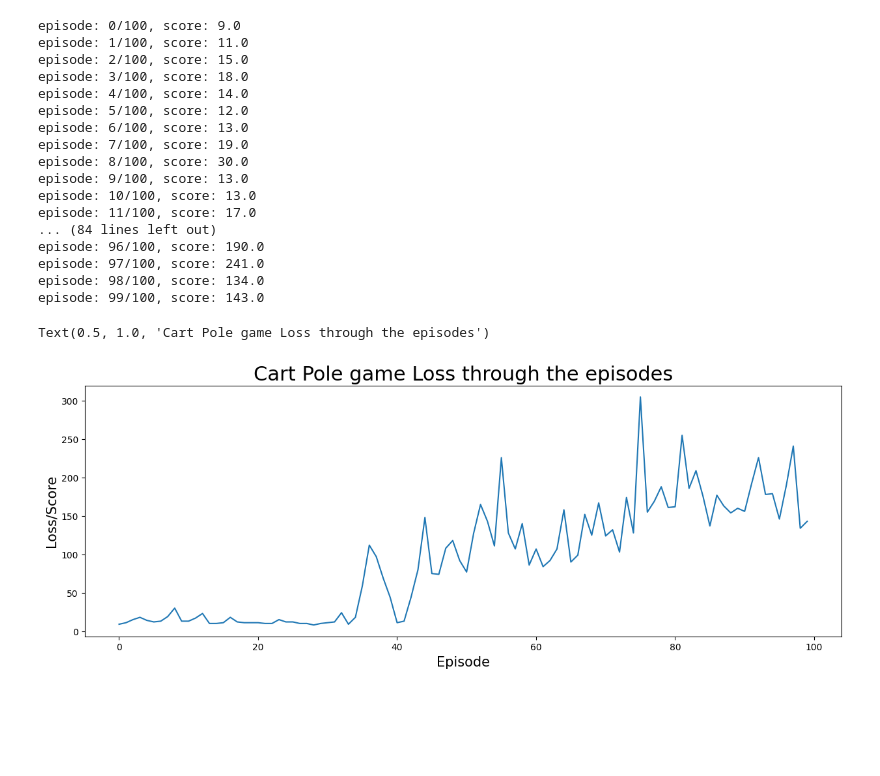
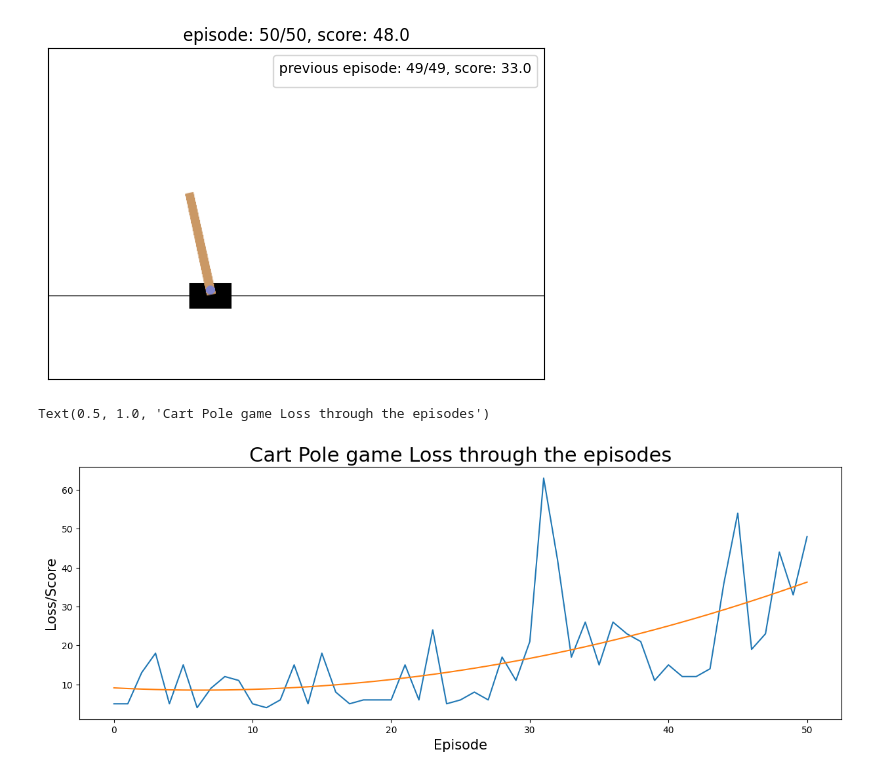
Before and after one commit to hristo-darlyanov/Cart-Pole-Game, a Jupyter notebook: CartPoleGame.ipynb, the cells around one changed output. Saved outputs shown, nothing was run; the diff lists cells and outputs as text; code cells hidden in the pictures; blank space fills up the shorter version.

Commit message:
Gym environment real time visualization added and regression curve added to final score visualization

```diff
--- a/CartPoleGame.ipynb
+++ b/CartPoleGame.ipynb
@@ -17,7 +17,7 @@ from IPython.display import clear_output
 env = gym.make("CartPole-v1", render_mode="rgb_array")
 state_size = env.observation_space.shape[0]
 action_size = env.action_space.n
-n_episodes = 100
+n_episodes = 50
 output_dir = "model_output/cartpole/"
 if not os.path.exists(output_dir):
     os.makedirs(output_dir)
@@ -84,13 +84,13 @@ agent = DQNAgent(state_size, action_size)
 # %%
 loss = []
 agent = DQNAgent(state_size, action_size)
-for e in range(n_episodes):
+previous_score = 0
+for e in range(0, n_episodes+1):
     state = env.reset()
     state = np.reshape(state[0], (1, 4))
     score = 0
     max_steps = 1000
     for i in range(max_steps):
-        env.render()
         action = agent.act(state)
         next_state, reward, done, _, info = env.step(action)
         score += reward
@@ -98,34 +98,32 @@ for e in range(n_episodes):
         agent.remember(state, action, reward, next_state, done)
         state = next_state
         agent.replay()
+
+        clear_output(wait=True)
+        plt.imshow(env.render())
+        plt.title("episode: {}/{}, score: {}".format(e, n_episodes, score))
+        plt.xticks([])
+        plt.yticks([])
+        plt.legend([],[],title="previous episode: {}/{}, score: {}".format(e-1, n_episodes-1, previous_score))
+        plt.show()
+
         if done:
-            print("episode: {}/{}, score: {}".format(e, n_episodes, score))
+            previous_score = score
             break
+        env.step(action)
     loss.append(score)
 # %% [output]
-episode: 0/100, score: 9.0
-episode: 1/100, score: 11.0
-episode: 2/100, score: 15.0
-episode: 3/100, score: 18.0
-episode: 4/100, score: 14.0
-episode: 5/100, score: 12.0
-episode: 6/100, score: 13.0
-episode: 7/100, score: 19.0
-episode: 8/100, score: 30.0
-episode: 9/100, score: 13.0
-episode: 10/100, score: 13.0
-episode: 11/100, score: 17.0
-... (84 lines left out)
-episode: 96/100, score: 190.0
-episode: 97/100, score: 241.0
-episode: 98/100, score: 134.0
-episode: 99/100, score: 143.0
+[figure, added]
 # %%
+x = np.arange(0,n_episodes+1)
+y = loss
+a, b, c = np.polyfit(x, y, 2)
 plt.figure(figsize=(15,5))
-plt.plot(np.arange(0,n_episodes), loss)
+plt.plot(np.arange(0,n_episodes+1), loss)
+plt.plot(x, a * x*x + b*x + c)
 plt.xlabel('Episode', fontdict={'size' : 15})
 plt.ylabel('Loss/Score', fontdict={'size' : 15})
 plt.title('Cart Pole game Loss through the episodes', fontdict={'size' : 22})
 # %% [output]
 Text(0.5, 1.0, 'Cart Pole game Loss through the episodes')
-[figure, old version]
+[figure, new version]
```
